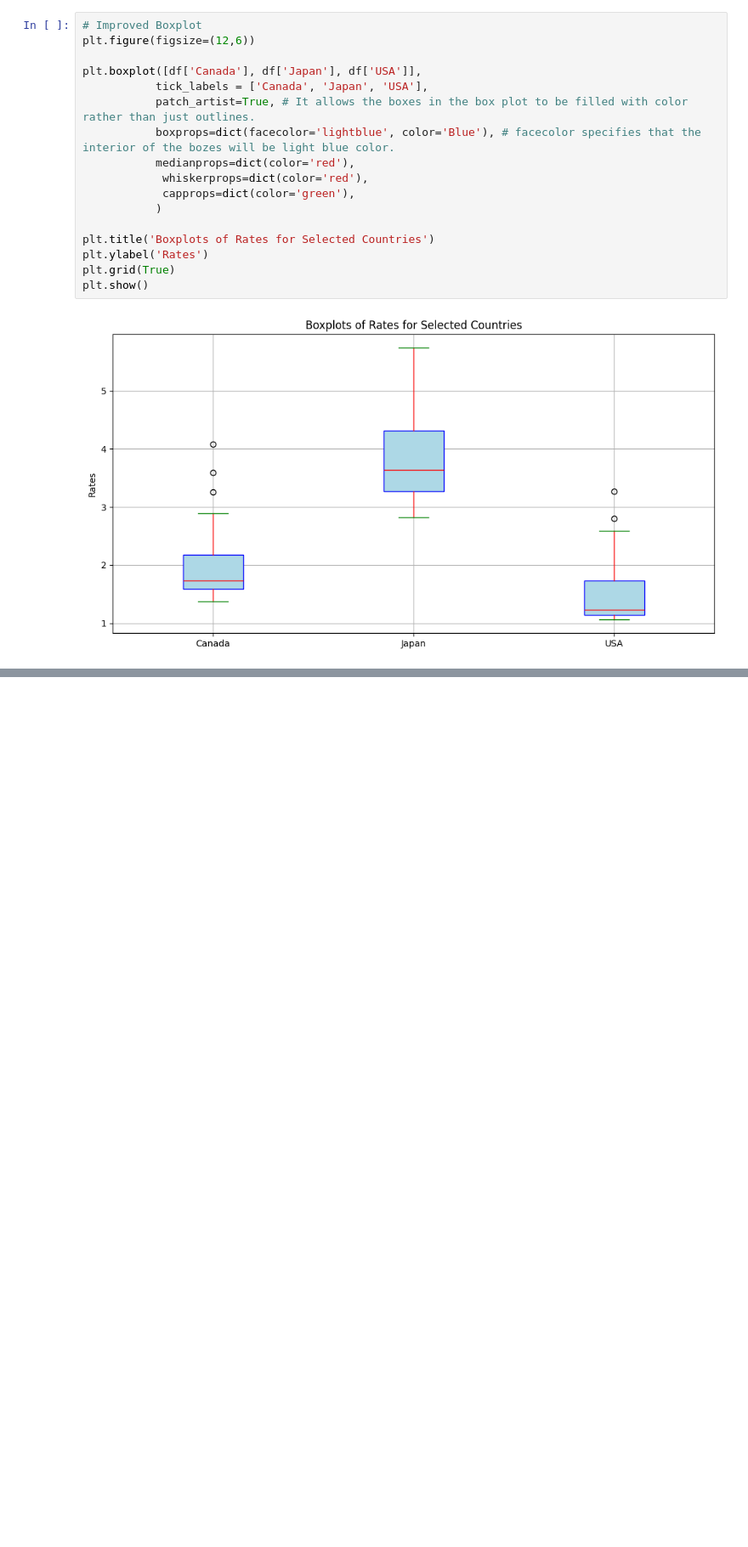
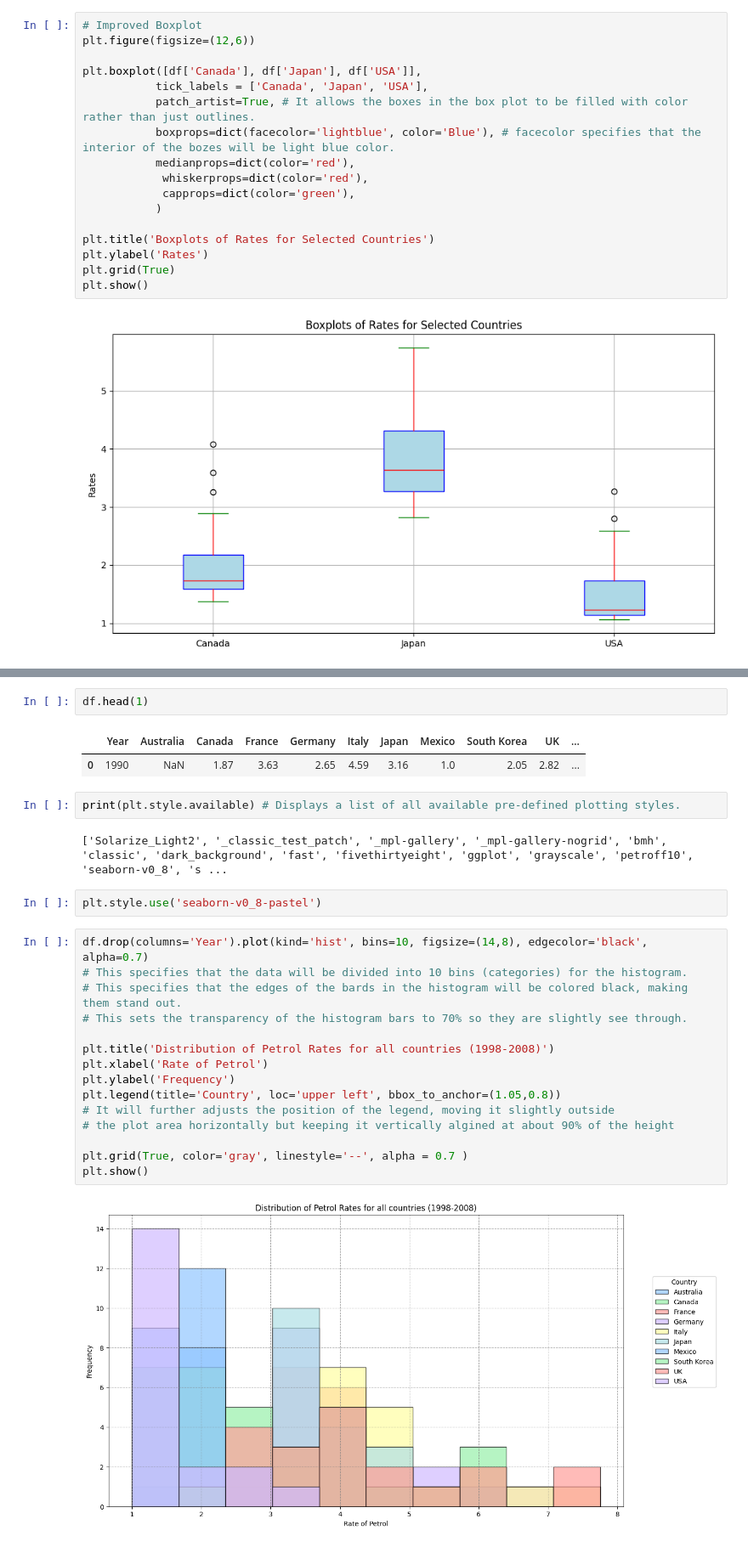
Before and after one commit to ashu-tagore/Data_Science_Basics, a Jupyter notebook: notebooks/03_Data_Visualization.ipynb, the cells around one changed output, grey strips where cells are left out. Shown at 85% size. Saved outputs shown, nothing was run; the diff lists cells and outputs as text; blank space fills up the shorter version.

Commit message:
Completed the study of Histograms

```diff
--- a/notebooks/03_Data_Visualization.ipynb
+++ b/notebooks/03_Data_Visualization.ipynb
@@ -194,0 +210,28 @@ plt.show()
+# %%
+df.head(1)
+# %% [output]
+|  | Year | Australia | Canada | France | Germany | Italy | Japan | Mexico | South Korea | UK | ... |
+| 0 | 1990 | NaN | 1.87 | 3.63 | 2.65 | 4.59 | 3.16 | 1.0 | 2.05 | 2.82 | ... |
+# %%
+print(plt.style.available) # Displays a list of all available pre-defined plotting styles.
+# %% [output]
+['Solarize_Light2', '_classic_test_patch', '_mpl-gallery', '_mpl-gallery-nogrid', 'bmh', 'classic', 'dark_background', 'fast', 'fivethirtyeight', 'ggplot', 'grayscale', 'petroff10', 'seaborn-v0_8', 's ...
+# %%
+plt.style.use('seaborn-v0_8-pastel')
+# %%
+df.drop(columns='Year').plot(kind='hist', bins=10, figsize=(14,8), edgecolor='black', alpha=0.7)
+# This specifies that the data will be divided into 10 bins (categories) for the histogram.
+# This specifies that the edges of the bards in the histogram will be colored black, making them stand out.
+# This sets the transparency of the histogram bars to 70% so they are slightly see through.
+
+plt.title('Distribution of Petrol Rates for all countries (1998-2008)')
+plt.xlabel('Rate of Petrol')
+plt.ylabel('Frequency')
+plt.legend(title='Country', loc='upper left', bbox_to_anchor=(1.05,0.8))
+# It will further adjusts the position of the legend, moving it slightly outside
+# the plot area horizontally but keeping it vertically algined at about 90% of the height
+
+plt.grid(True, color='gray', linestyle='--', alpha = 0.7 )
+plt.show()
+# %% [output]
+[figure, added]
```
Also changed, not shown: parts of 5 cells of this notebook.
